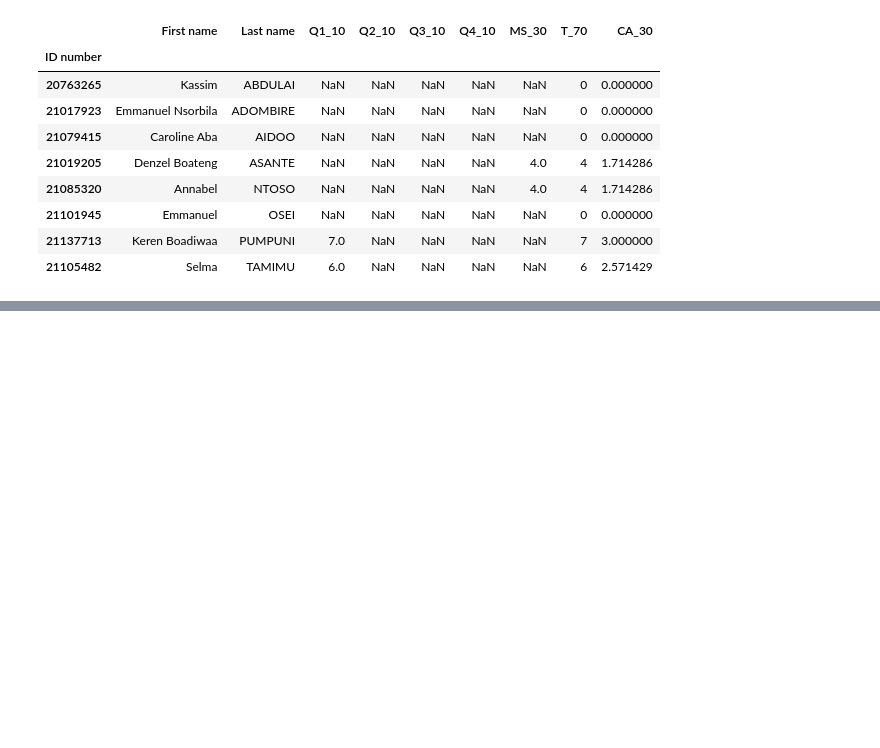
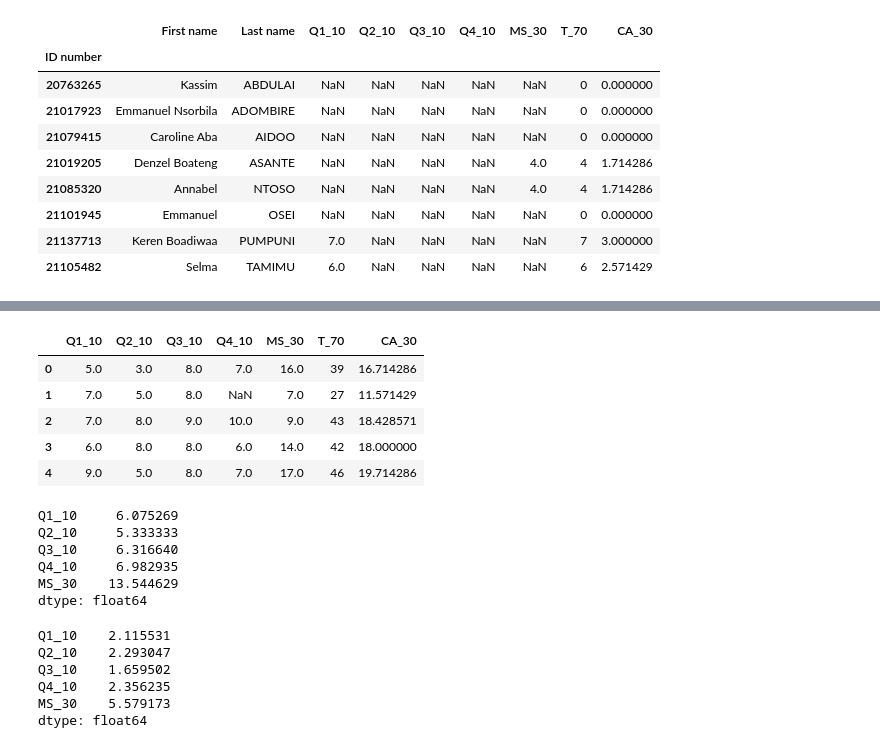
Before and after one commit to Mark-El-arch/Class_results_data-Analysis, a Jupyter notebook: math_results_analysis.ipynb, the cells around one changed output, grey strips where cells are left out. Drawn from its saved outputs; the diff is of its cells as text; code cells hidden in the pictures; blank space fills up the shorter version.

Commit message:
mean and standard deviation analuysis

```diff
--- a/math_results_analysis.ipynb
+++ b/math_results_analysis.ipynb
@@ -128,0 +142,29 @@ outliers['T_70']
+# %%
+results_df = results_df.reset_index(drop=True)
+# %%
+results_df.head()
+# %% [output]
+|  | Q1_10 | Q2_10 | Q3_10 | Q4_10 | MS_30 | T_70 | CA_30 |
+| 0 | 5.0 | 3.0 | 8.0 | 7.0 | 16.0 | 39 | 16.714286 |
+| 1 | 7.0 | 5.0 | 8.0 | NaN | 7.0 | 27 | 11.571429 |
+| 2 | 7.0 | 8.0 | 9.0 | 10.0 | 9.0 | 43 | 18.428571 |
+| 3 | 6.0 | 8.0 | 8.0 | 6.0 | 14.0 | 42 | 18.000000 |
+| 4 | 9.0 | 5.0 | 8.0 | 7.0 | 17.0 | 46 | 19.714286 |
+# %%
+results_df[['Q1_10', 'Q2_10', 'Q3_10', 'Q4_10', 'MS_30']].mean()
+# %% [output]
+Q1_10     6.075269
+Q2_10     5.333333
+Q3_10     6.316640
+Q4_10     6.982935
+MS_30    13.544629
+dtype: float64
+# %%
+results_df[['Q1_10', 'Q2_10', 'Q3_10', 'Q4_10', 'MS_30']].std()
+# %% [output]
+Q1_10    2.115531
+Q2_10    2.293047
+Q3_10    1.659502
+Q4_10    2.356235
+MS_30    5.579173
+dtype: float64
```
Also changed, not shown: parts of 3 cells of this notebook.
